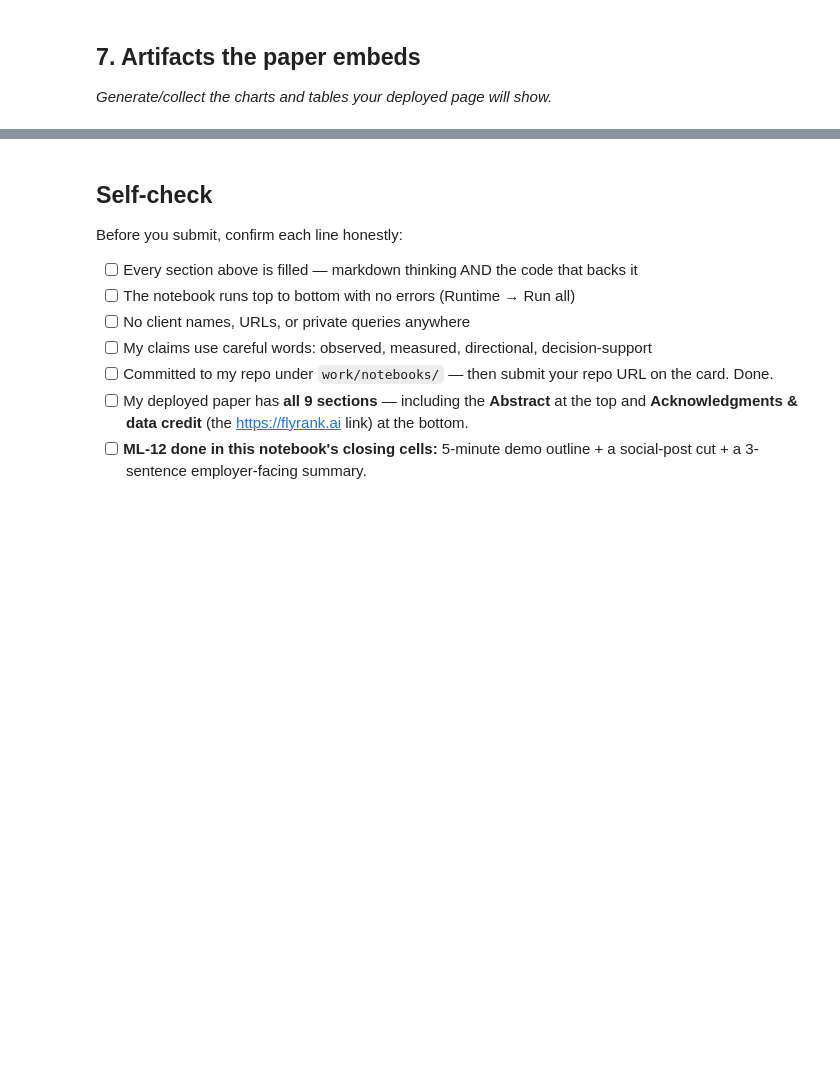
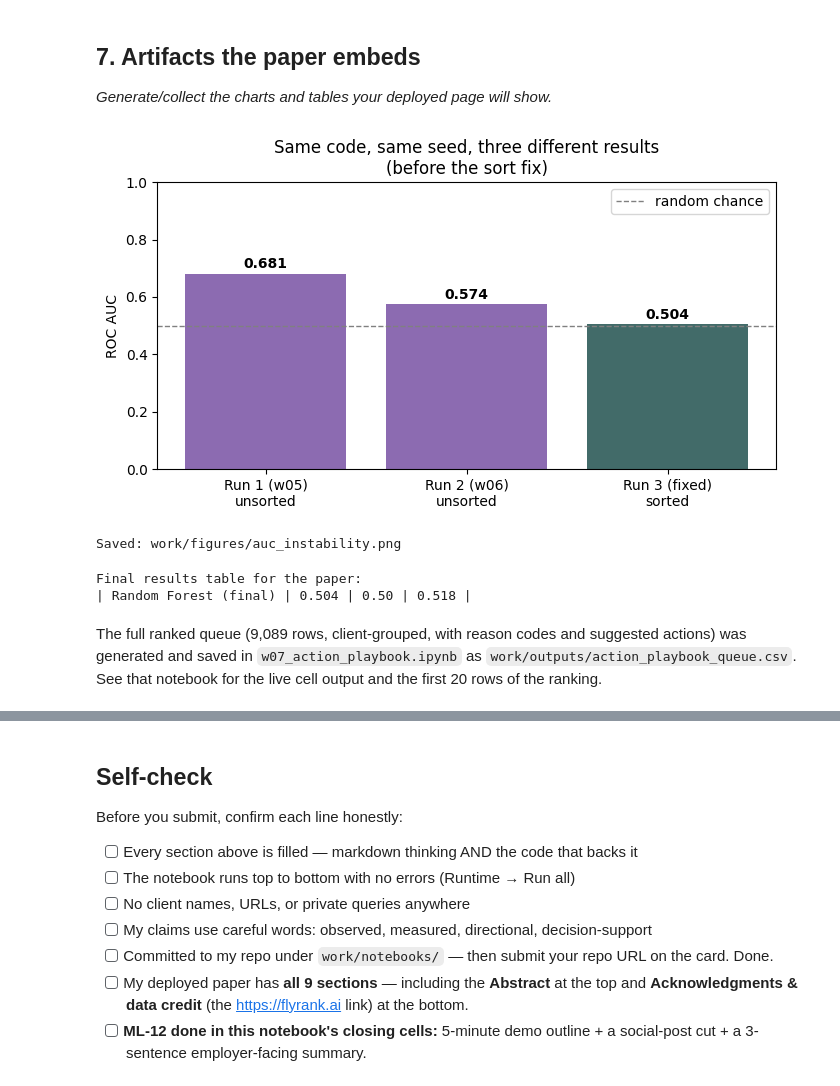
Before and after one commit to yashizhenya755-dev/flyrank-ml-internship, a Jupyter notebook: work/notebooks/capstone.ipynb, the cells around one changed output, grey strips where cells are left out. Saved outputs shown, nothing was run; the diff lists cells and outputs as text; code cells hidden in the pictures; blank space fills up the shorter version.

```diff
--- a/work/notebooks/capstone.ipynb
+++ b/work/notebooks/capstone.ipynb
@@ -81,3 +81,47 @@ negative result -- not a ready-to-use ranking.
 ## 7. Artifacts the paper embeds
 
 *Generate/collect the charts and tables your deployed page will show.*
+# %%
+import matplotlib.pyplot as plt
+
+runs = ["Run 1 (w05)\nunsorted", "Run 2 (w06)\nunsorted", "Run 3 (fixed)\nsorted"]
+aucs = [0.681, 0.574, 0.504]
+
+fig, ax = plt.subplots(figsize=(7, 4))
+bars = ax.bar(runs, aucs, color=["#8c6bb1", "#8c6bb1", "#426b69"])
+ax.axhline(0.5, color="gray", linestyle="--", linewidth=1, label="random chance")
+ax.set_ylim(0, 1)
+ax.set_ylabel("ROC AUC")
+ax.set_title("Same code, same seed, three different results\n(before the sort fix)")
+for bar, val in zip(bars, aucs):
+    ax.text(bar.get_x() + bar.get_width()/2, val + 0.02, f"{val:.3f}", ha="center", fontweight="bold")
+ax.legend()
+plt.tight_layout()
+
+import os
+os.makedirs("work/figures", exist_ok=True)
+plt.savefig("work/figures/auc_instability.png", dpi=150)
+plt.show()
+print("Saved: work/figures/auc_instability.png")
+# %% [output]
+[figure, added]
+Saved: work/figures/auc_instability.png
+# %%
+# Final results, confirmed from work/notebooks/w07_action_playbook.ipynb output
+metrics = {
+    "roc_auc": 0.504344999671679,
+    "precision_at_50": 0.5,
+    "base_rate": 0.518421551234132,
+    "rows_scored": 9089,
+    "clients_in_top50": 5,
+}
+print("Final results table for the paper:")
+print(f"| Random Forest (final) | {metrics['roc_auc']:.3f} | {metrics['precision_at_50']:.2f} | {metrics['base_rate']:.3f} |")
+# %% [output]
+Final results table for the paper:
+| Random Forest (final) | 0.504 | 0.50 | 0.518 |
+# %% [markdown]
+The full ranked queue (9,089 rows, client-grouped, with reason codes and
+suggested actions) was generated and saved in `w07_action_playbook.ipynb`
+as `work/outputs/action_playbook_queue.csv`. See that notebook for the
+live cell output and the first 20 rows of the ranking.
```
Also changed, not shown: parts of 1 cell of this notebook.
